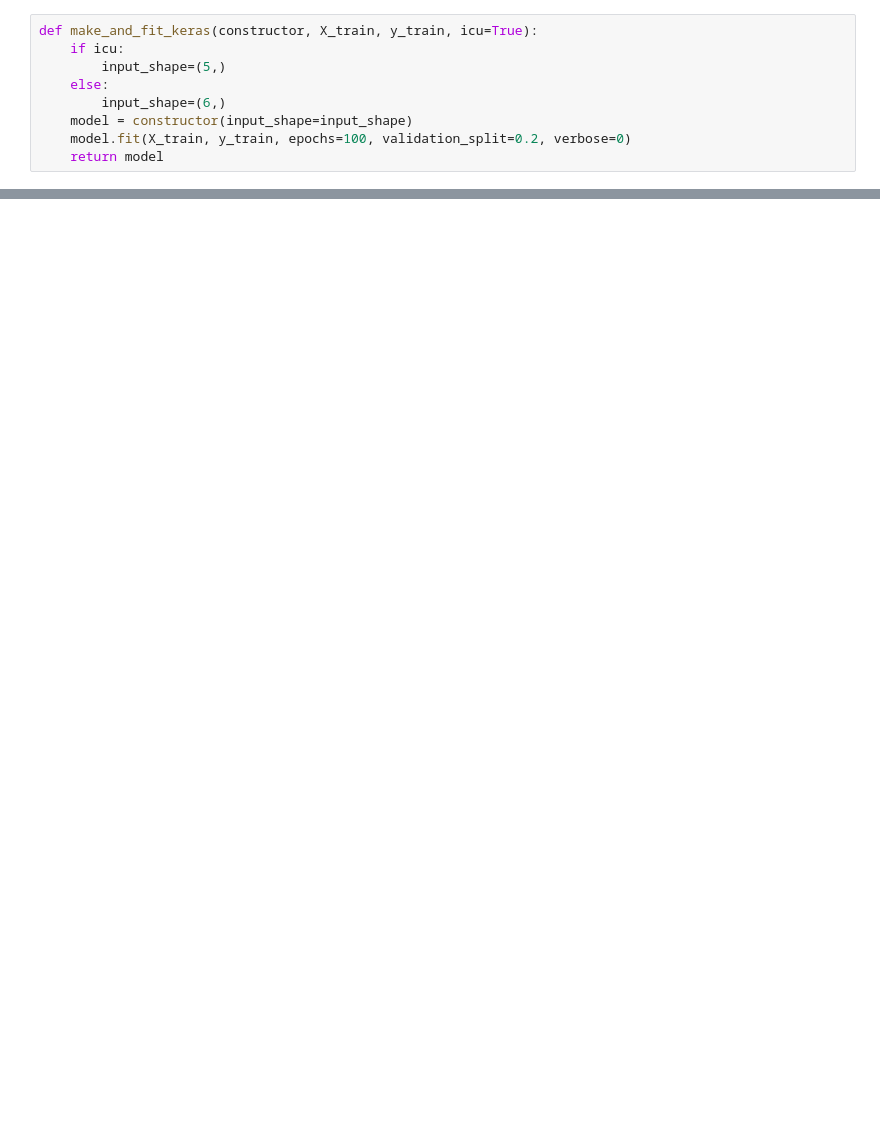
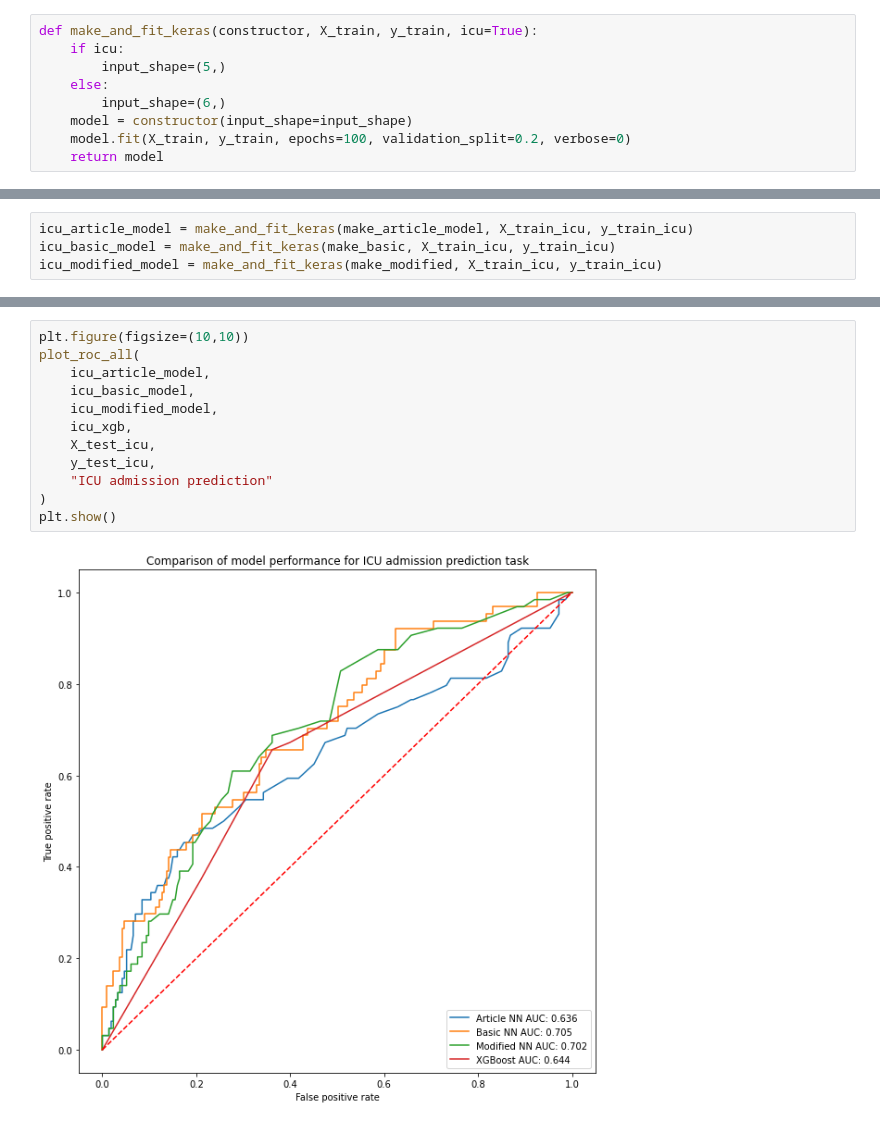
Before and after one commit to konrad-komisarczyk/wb2021, a Jupyter notebook: proj2/DNN/comparison.ipynb, the cells around one changed output, grey strips where cells are left out. Drawn from its saved outputs; the diff is of its cells as text; blank space fills up the shorter version.

```diff
--- a/proj2/DNN/comparison.ipynb
+++ b/proj2/DNN/comparison.ipynb
@@ -81,0 +133,4 @@ ValueError: in user code:
+# %%
+icu_article_model = make_and_fit_keras(make_article_model, X_train_icu, y_train_icu)
+icu_basic_model = make_and_fit_keras(make_basic, X_train_icu, y_train_icu)
+icu_modified_model = make_and_fit_keras(make_modified, X_train_icu, y_train_icu)
@@ -81,0 +142,14 @@ ValueError: in user code:
+# %%
+plt.figure(figsize=(10,10))
+plot_roc_all(
+    icu_article_model,
+    icu_basic_model,
+    icu_modified_model,
+    icu_xgb,
+    X_test_icu,
+    y_test_icu,
+    "ICU admission prediction"
+)
+plt.show()
+# %% [output]
+[figure, added]
```
Also changed, not shown: parts of 8 cells of this notebook, 2 other files.
